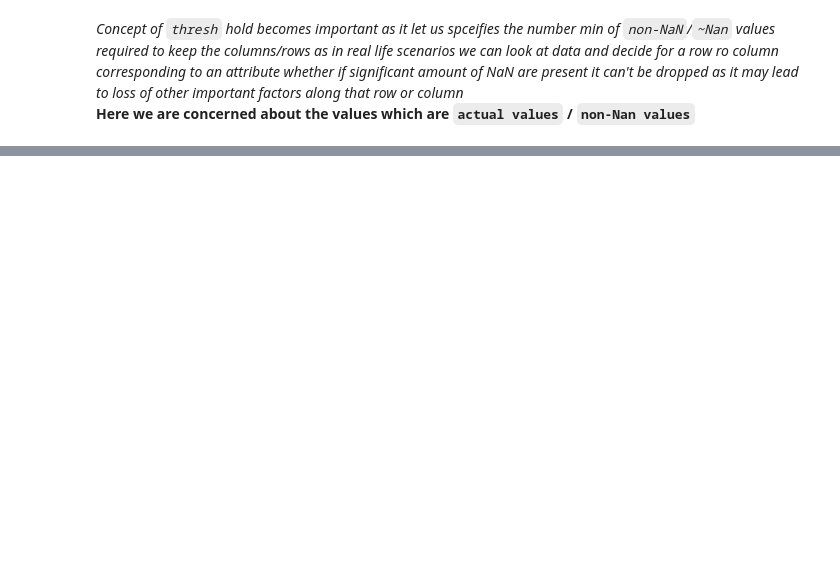
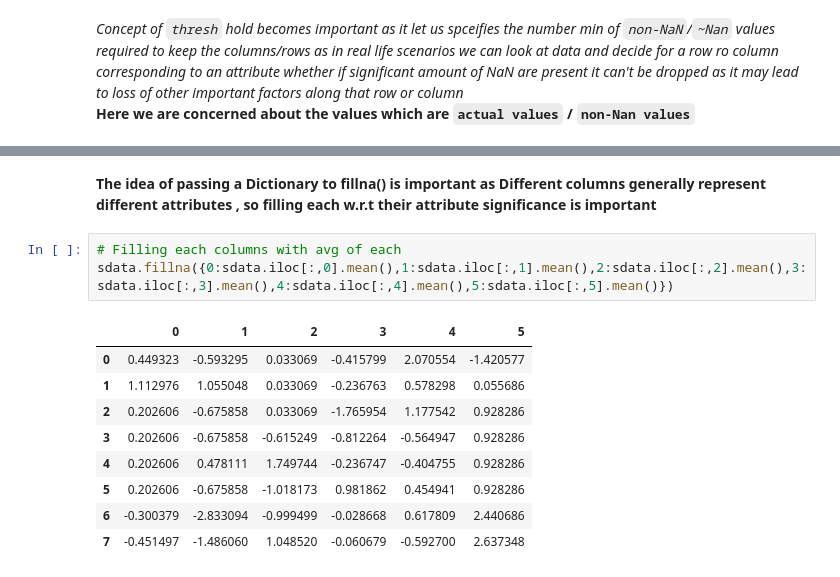
Before and after one commit to SianRods/PythonSourceFiles, a Jupyter notebook: Pandas-Practice/DataPreparation_&_Handling.ipynb, the cells around one changed output, grey strips where cells are left out. Drawn from its saved outputs; the diff is of its cells as text; blank space fills up the shorter version.

```diff
--- a/Pandas-Practice/DataPreparation_&_Handling.ipynb
+++ b/Pandas-Practice/DataPreparation_&_Handling.ipynb
@@ -215,0 +265,15 @@ sdata.dropna(thresh=6,axis=1)
+# %% [markdown]
+**The idea of passing a Dictionary to fillna() is important as Different columns generally represent different attributes , so filling each w.r.t their attribute significance is important**
+# %%
+# Filling each columns with avg of each
+sdata.fillna({0:sdata.iloc[:,0].mean(),1:sdata.iloc[:,1].mean(),2:sdata.iloc[:,2].mean(),3:sdata.iloc[:,3].mean(),4:sdata.iloc[:,4].mean(),5:sdata.iloc[:,5].mean()})
+# %% [output]
+|  | 0 | 1 | 2 | 3 | 4 | 5 |
+| 0 | 0.449323 | -0.593295 | 0.033069 | -0.415799 | 2.070554 | -1.420577 |
+| 1 | 1.112976 | 1.055048 | 0.033069 | -0.236763 | 0.578298 | 0.055686 |
+| 2 | 0.202606 | -0.675858 | 0.033069 | -1.765954 | 1.177542 | 0.928286 |
+| 3 | 0.202606 | -0.675858 | -0.615249 | -0.812264 | -0.564947 | 0.928286 |
+| 4 | 0.202606 | 0.478111 | 1.749744 | -0.236747 | -0.404755 | 0.928286 |
+| 5 | 0.202606 | -0.675858 | -1.018173 | 0.981862 | 0.454941 | 0.928286 |
+| 6 | -0.300379 | -2.833094 | -0.999499 | -0.028668 | 0.617809 | 2.440686 |
+| 7 | -0.451497 | -1.486060 | 1.048520 | -0.060679 | -0.592700 | 2.637348 |
```
Also changed, not shown: parts of 25 cells of this notebook.
